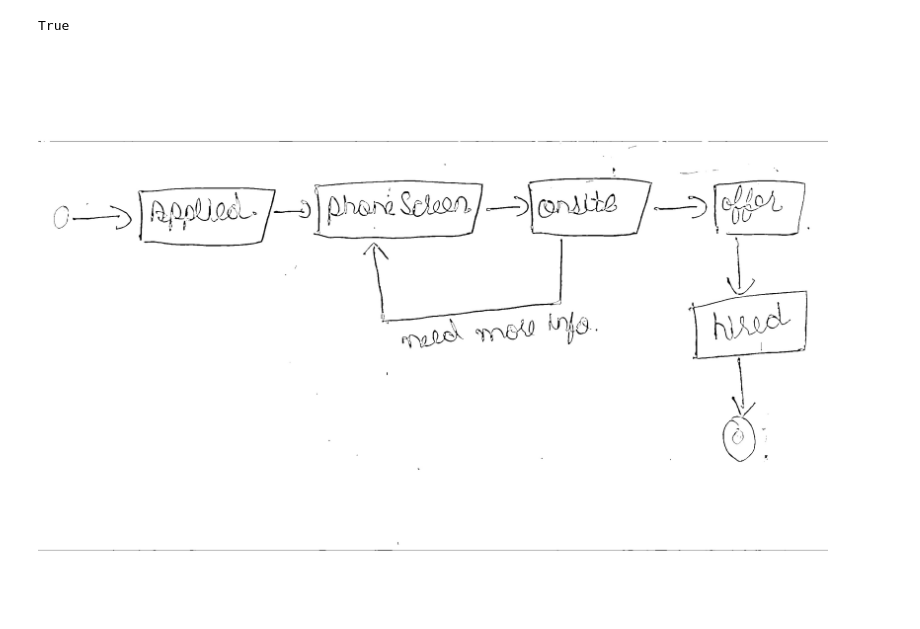
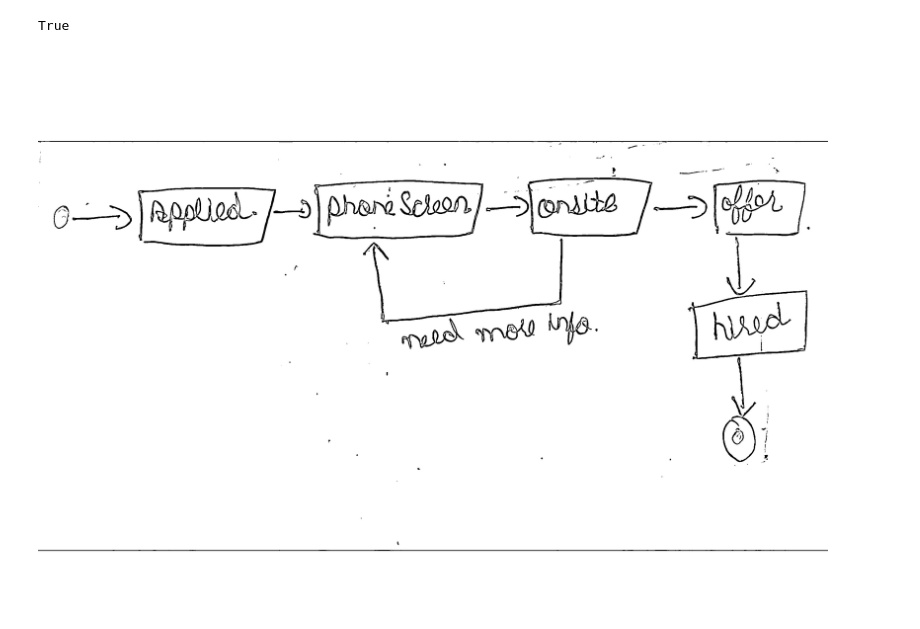
Before and after one commit to Tafazzul-Nadeem/Teching-Agent, a Jupyter notebook: main.ipynb, the cells around one changed output. Cells and saved outputs as stored; diff of their text form; code cells hidden in the pictures.

```diff
--- a/main.ipynb
+++ b/main.ipynb
@@ -205,35 +206,35 @@ def preprocess_diagram(input_path, out_path=None, show=True):
 
     # Improve local contrast to make strokes more separable from paper background
     clahe = cv2.createCLAHE(clipLimit=2.0, tileGridSize=(8, 8))
     cl = clahe.apply(den)
 
     # Adaptive threshold to remove low-intensity impressions and handle uneven lighting
     th = cv2.adaptiveThreshold(cl, 255, cv2.ADAPTIVE_THRESH_GAUSSIAN_C,
                                 cv2.THRESH_BINARY, blockSize=15, C=10)
 
     # Remove small speckles (opening) and optionally strengthen strokes (dilate)
     kernel = cv2.getStructuringElement(cv2.MORPH_RECT, (3, 3))
     opened = cv2.morphologyEx(th, cv2.MORPH_OPEN, kernel, iterations=1)
     processed = cv2.dilate(opened, kernel, iterations=1)
 
     # Ensure black strokes on white background
     if np.mean(processed) < 127:
         processed = 255 - processed
 
-    cv2.imwrite(str(out_path), processed)
+    cv2.imwrite(str(out_path), th)
 
     if show:
         display(IPImage(filename=str(out_path)))
 
     return out_path
 
 # preprocess and overwrite img_path so the later base64 encoding uses the cleaned image
 img_path = preprocess_diagram(img_path)
 
 b64 = base64.b64encode(img_path.read_bytes()).decode("ascii")
 data_uri = f"embedded-picture"
 # %% [output]
-[figure, old version]
+[figure, new version]
 # %%
 first_message = HumanMessage(content=[
     {"type": "text", "text": "Give mermaid code of the given diagram."},
```
Also changed, not shown: parts of 2 cells of this notebook, 6 other files.
